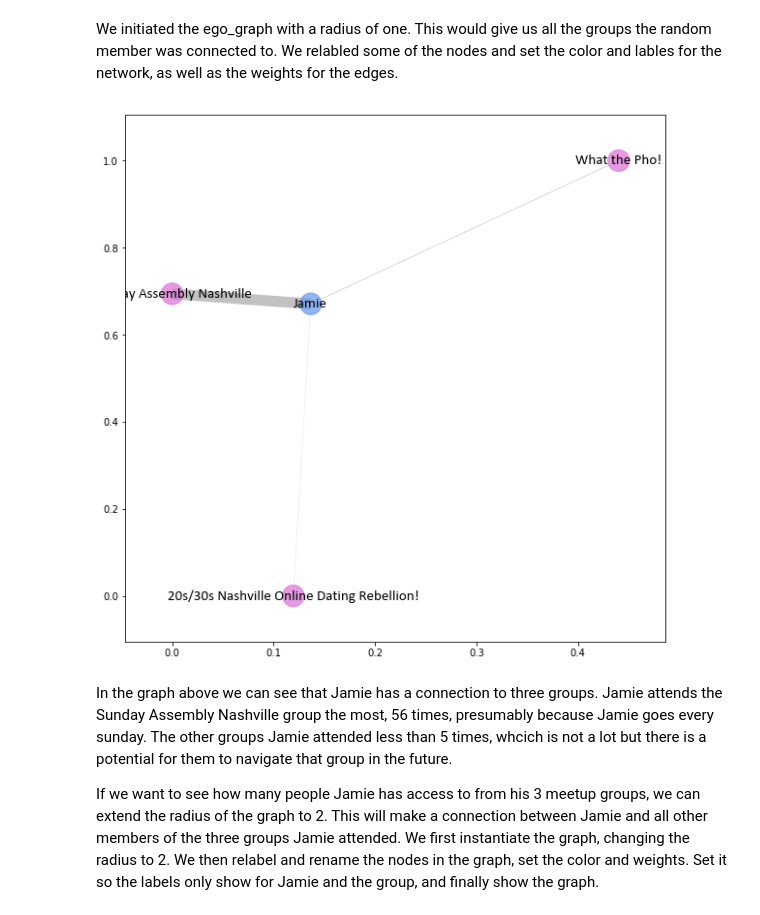
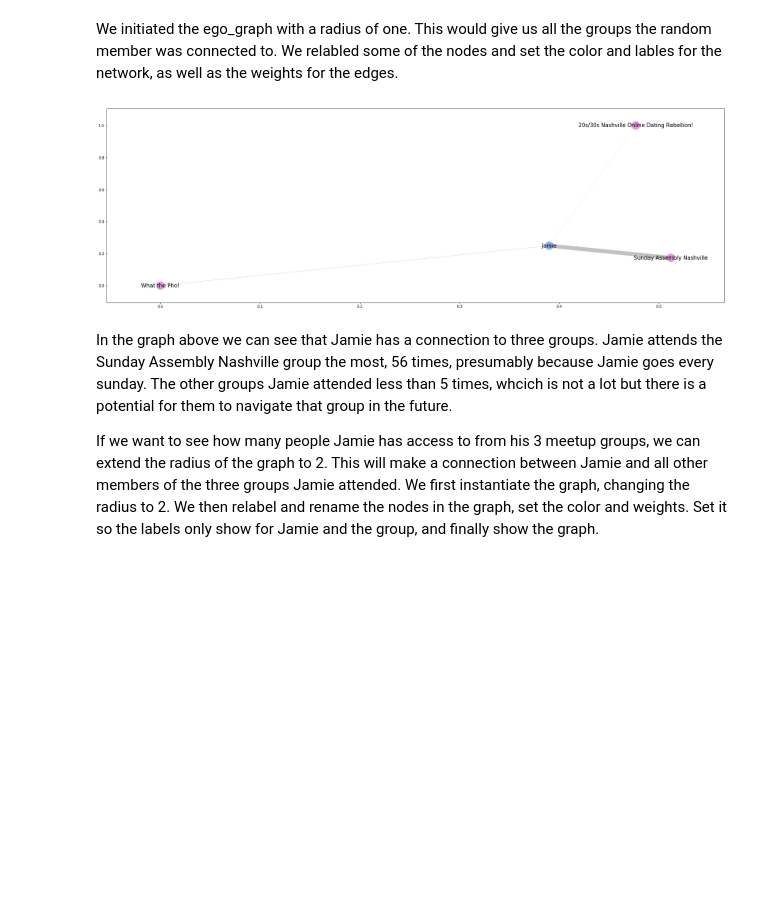
Before and after one commit to sbiguzzi/data620, a Jupyter notebook: Assignments/Project2/Data620_Project2.ipynb, the cells around one changed output. Saved outputs shown, nothing was run; the diff lists cells and outputs as text; code cells hidden in the pictures; blank space fills up the shorter version.

Commit message:
fixed typos and expanded the figsize

```diff
--- a/Assignments/Project2/Data620_Project2.ipynb
+++ b/Assignments/Project2/Data620_Project2.ipynb
@@ -437,13 +444,13 @@ for node, data in graph_r1.nodes(data=True):
 # %%
 weights_r1=[edata['weight'] for f,t,edata in graph_r1.edges(data=True)]
 # %%
-plt.figure(figsize=(10,10))
+plt.figure(figsize=(31,10))
 pos_r1 = nx.spring_layout(graph_r1)
 nx.draw_networkx(graph_r1,pos_r1,with_labels=False,node_size=500,node_color=colors_r1,
                  width=[x/5 for x in weights_r1],edge_color="darkgray", alpha=0.7)
 __ = nx.draw_networkx_labels(graph_r1,pos_r1,labels=g_r1_labels,font_size=15,font_family='calibri')
 # %% [output]
-[figure, old version]
+[figure, new version]
 # %% [markdown]
 In the graph above we can see that Jamie has a connection to three groups. Jamie attends the Sunday Assembly Nashville group the most, 56 times, presumably because Jamie goes every sunday. The other groups Jamie attended less than 5 times, whcich is not a lot but there is a potential for them to navigate that group in the future.
 
```
Also changed, not shown: parts of 15 cells of this notebook.
